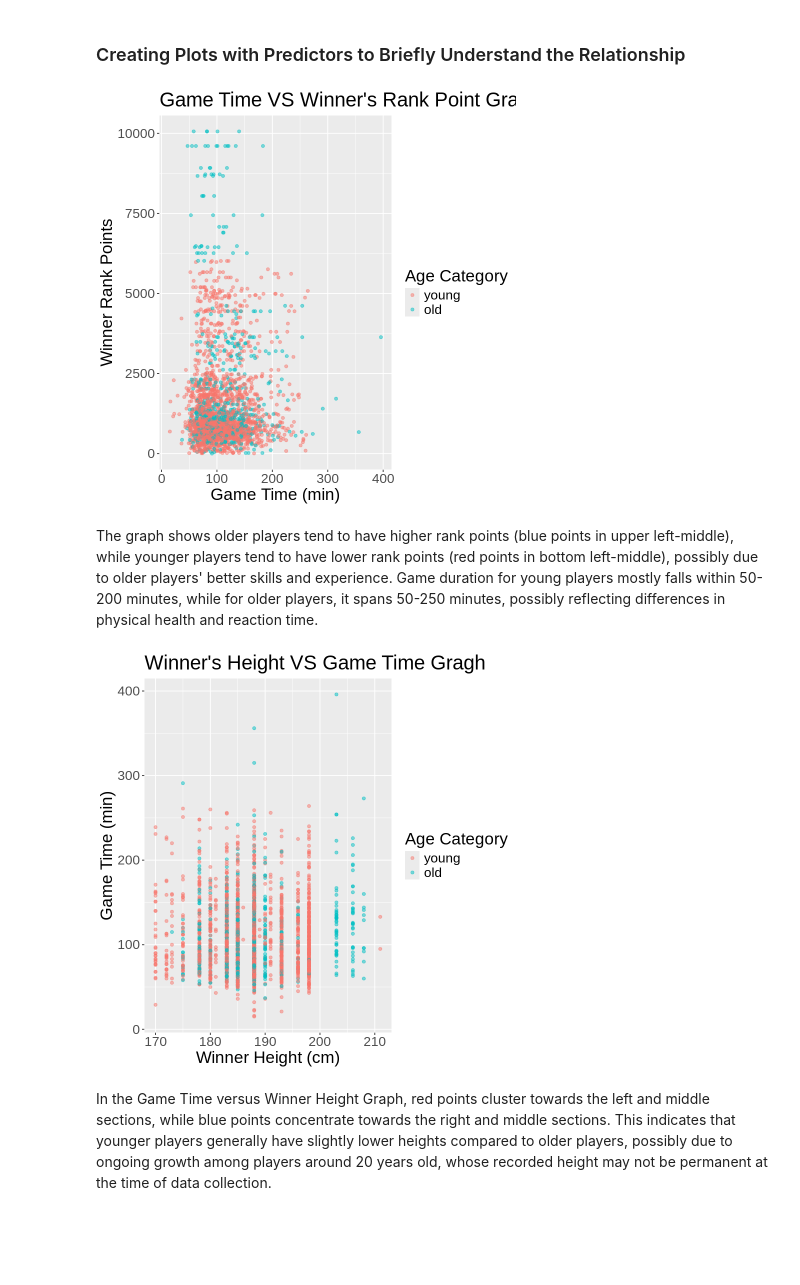
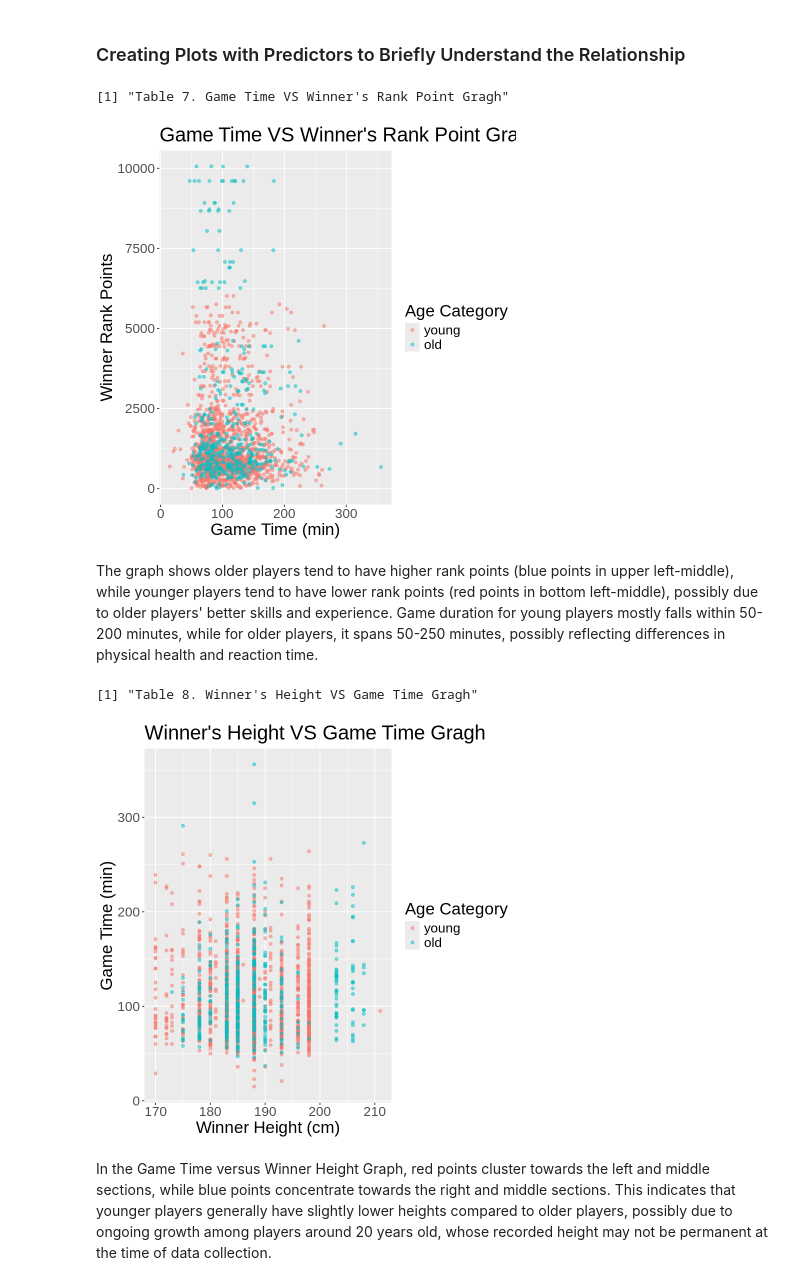
Before and after one commit to lillian6666666/deci_100_group_project_18, a Jupyter notebook: project.ipynb, the cells around one changed output. Cells and saved outputs as stored; diff of their text form; code cells hidden in the pictures; blank space fills up the shorter version.

```diff
--- a/project.ipynb
+++ b/project.ipynb
@@ -163,20 +185,22 @@ A tibble: 6 × 5
 # %% [markdown]
 ### Creating Plots with Predictors to Briefly Understand the Relationship
 # %%
-Time_Rank_plot <- ggplot (stats_with_category, aes(x = minutes, y = winner_rank_points)) +
+Time_Rank_plot <- ggplot (player_training, aes(x = minutes, y = winner_rank_points)) +
                     geom_point(alpha = 0.5, aes(color = age_category)) +
                     xlab("Game Time (min)") +
                     ylab("Winner Rank Points") +
                     labs(colour = "Age Category") +
                     ggtitle("Game Time VS Winner's Rank Point Gragh") +
                     theme(text = element_text(size = 20))
 Time_Rank_plot
+print("Table 7. Game Time VS Winner's Rank Point Gragh")
 # %% [output]
+[1] "Table 7. Game Time VS Winner's Rank Point Gragh"
-[figure, old version]
+[figure, new version]
 # %% [markdown]
 The graph shows older players tend to have higher rank points (blue points in upper left-middle), while younger players tend to have lower rank points (red points in bottom left-middle), possibly due to older players' better skills and experience. Game duration for young players mostly falls within 50-200 minutes, while for older players, it spans 50-250 minutes, possibly reflecting differences in physical health and reaction time.
 # %%
-Height_Rank_plot <- ggplot (stats_with_category, aes(x = winner_ht, y = minutes)) +
+Height_Rank_plot <- ggplot (player_training, aes(x = winner_ht, y = minutes)) +
                     geom_point(alpha = 0.5, aes(color = age_category)) +
                     xlab("Winner Height (cm)") +
                     ylab("Game Time (min)") +
@@ -184,8 +208,10 @@ Height_Rank_plot <- ggplot (stats_with_category, aes(x = winner_ht, y = minutes)
                     ggtitle("Winner's Height VS Game Time Gragh") +
                     theme(text = element_text(size = 20))
 Height_Rank_plot
+print("Table 8. Winner's Height VS Game Time Gragh")
 # %% [output]
+[1] "Table 8. Winner's Height VS Game Time Gragh"
-[figure, old version]
+[figure, new version]
 # %% [markdown]
 In the Game Time versus Winner Height Graph, red points cluster towards the left and middle sections, while blue points concentrate towards the right and middle sections. This indicates that younger players generally have slightly lower heights compared to older players, possibly due to ongoing growth among players around 20 years old, whose recorded height may not be permanent at the time of data collection.
 # %% [markdown]
```
Also changed, not shown: parts of 3 cells of this notebook, 1 other file.
